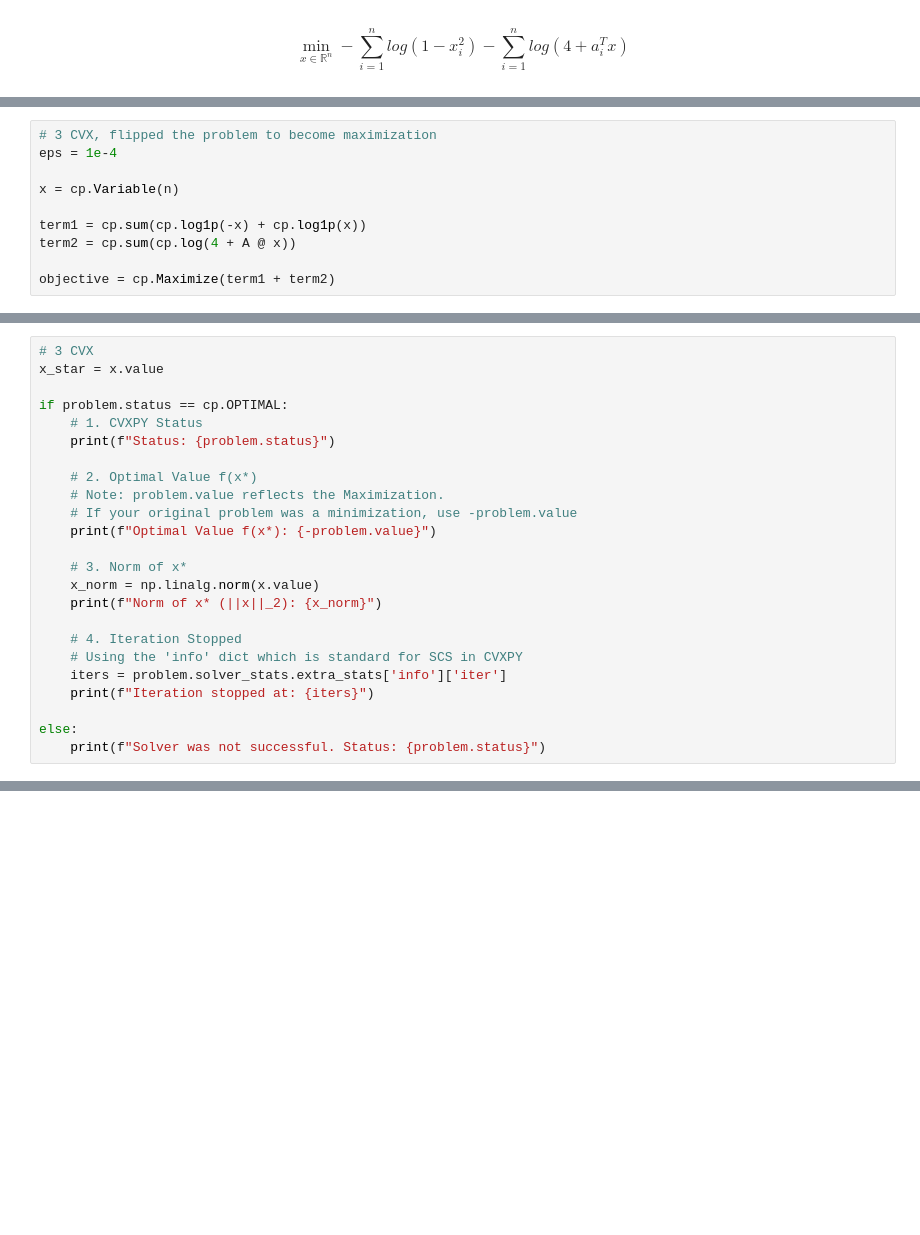
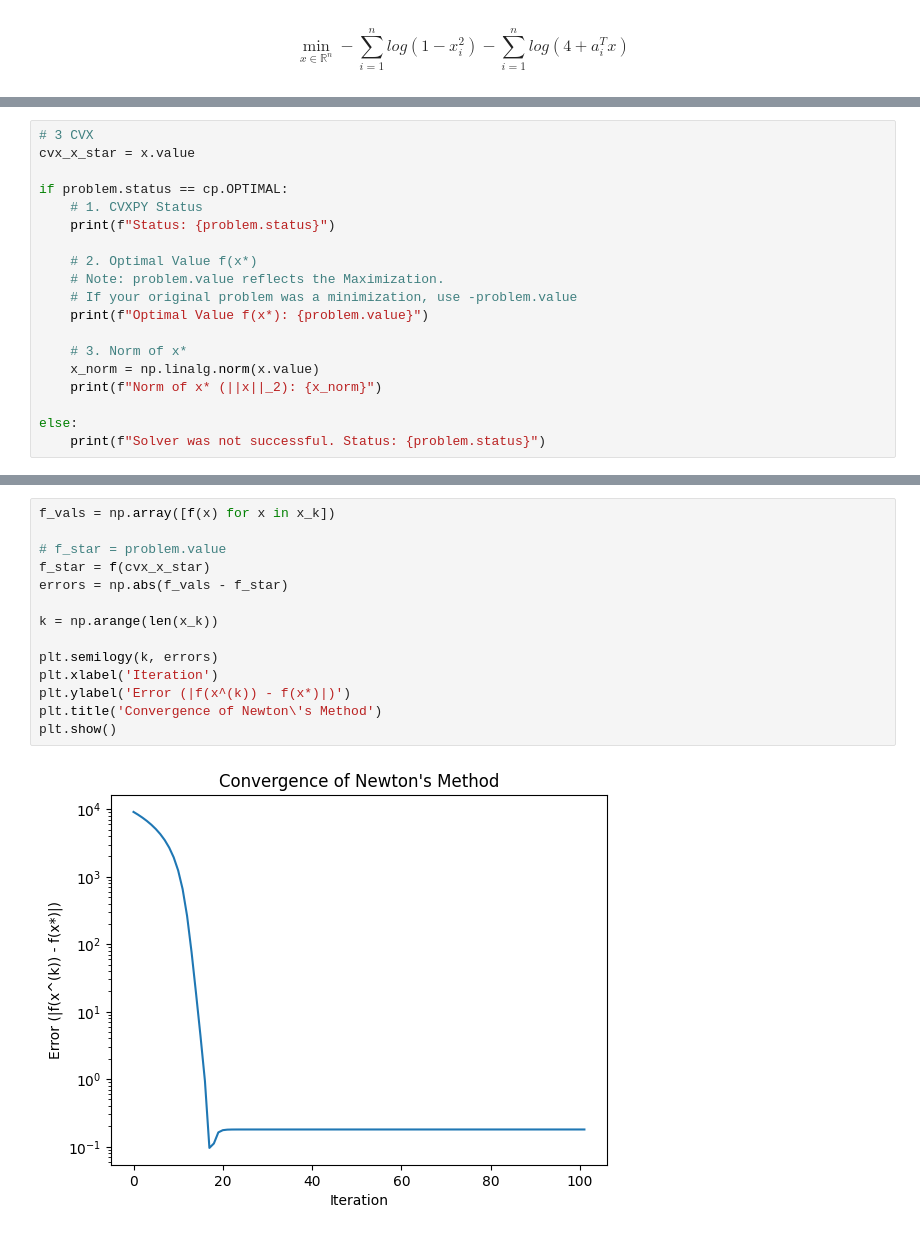
Before and after one commit to sab06tang/IEOR-160-HW-4, a Jupyter notebook: IEOR160HW4.ipynb, the cells around one changed output, grey strips where cells are left out. Cells and saved outputs as stored; diff of their text form; blank space fills up the shorter version.

Commit message:
fixed problem 3

```diff
--- a/IEOR160HW4.ipynb
+++ b/IEOR160HW4.ipynb
@@ -285,10 +275,0 @@ A = np.random.rand(n, n)
-# %%
-# 3 CVX, flipped the problem to become maximization
-eps = 1e-4
-
-x = cp.Variable(n)
-
-term1 = cp.sum(cp.log1p(-x) + cp.log1p(x))
-term2 = cp.sum(cp.log(4 + A @ x))
-
-objective = cp.Maximize(term1 + term2)
@@ -418,6 +276,6 @@ np.float64(11818.638355712175)
 # %%
 # 3 CVX
-x_star = x.value
+cvx_x_star = x.value
 
 if problem.status == cp.OPTIMAL:
     # 1. CVXPY Status
@@ -426,17 +284,12 @@ if problem.status == cp.OPTIMAL:
     # 2. Optimal Value f(x*)
     # Note: problem.value reflects the Maximization.
     # If your original problem was a minimization, use -problem.value
-    print(f"Optimal Value f(x*): {-problem.value}")
+    print(f"Optimal Value f(x*): {problem.value}")
 
     # 3. Norm of x*
     x_norm = np.linalg.norm(x.value)
     print(f"Norm of x* (||x||_2): {x_norm}")
 
-    # 4. Iteration Stopped
-    # Using the 'info' dict which is standard for SCS in CVXPY
-    iters = problem.solver_stats.extra_stats['info']['iter']
-    print(f"Iteration stopped at: {iters}")
-
 else:
     print(f"Solver was not successful. Status: {problem.status}")
 # %% [output]
@@ -666,0 +381,16 @@ Final gap             : 2.37e+04
+# %%
+f_vals = np.array([f(x) for x in x_k])
+
+# f_star = problem.value
+f_star = f(cvx_x_star)
+errors = np.abs(f_vals - f_star)
+
+k = np.arange(len(x_k))
+
+plt.semilogy(k, errors)
+plt.xlabel('Iteration')
+plt.ylabel('Error (|f(x^(k)) - f(x*)|)')
+plt.title('Convergence of Newton\'s Method')
+plt.show()
+# %% [output]
+[figure, added]
```
Also changed, not shown: parts of 11 cells of this notebook.
